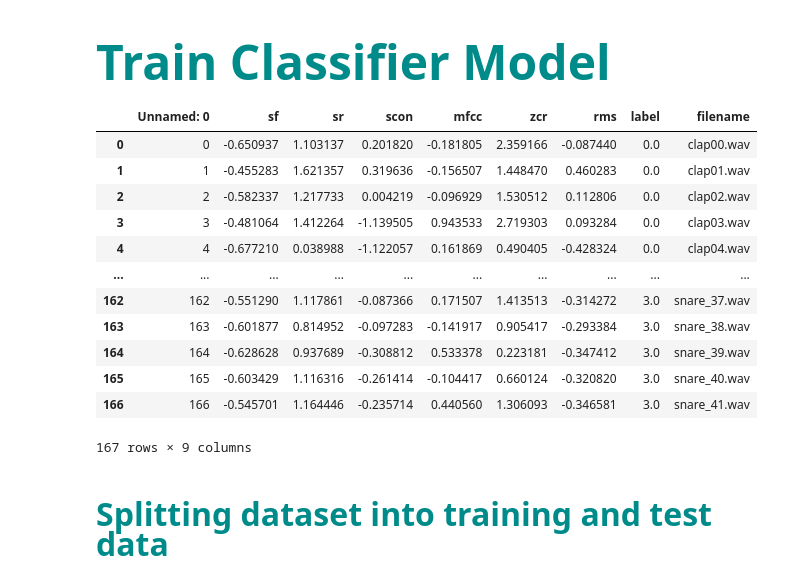
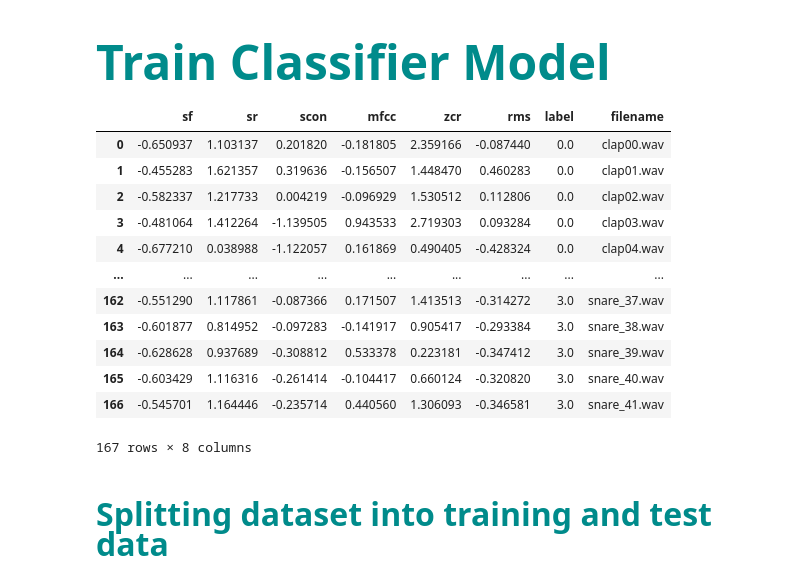
Before and after one commit to HNuijens/AudioMachineLearning, a Jupyter notebook: Train Classifier.ipynb, the cells around one changed output. Cells and saved outputs as stored; diff of their text form; code cells hidden in the pictures.

Commit message:
igoring first column of dataset

```diff
--- a/Train Classifier.ipynb
+++ b/Train Classifier.ipynb
@@ -8,22 +8,22 @@ import pandas as pd # for data importing
 import sklearn # for training the model
 # %%
 # import the dataset (extracted features) saved in a .csv
-dataset = pd.read_csv(r'dataset.csv')
+dataset = pd.read_csv(r'dataset.csv' , index_col=0)
 dataset
 # %% [output]
-|  | Unnamed: 0 | sf | sr | scon | mfcc | zcr | rms | label | filename |
-| 0 | 0 | -0.650937 | 1.103137 | 0.201820 | -0.181805 | 2.359166 | -0.087440 | 0.0 | clap00.wav |
-| 1 | 1 | -0.455283 | 1.621357 | 0.319636 | -0.156507 | 1.448470 | 0.460283 | 0.0 | clap01.wav |
-| 2 | 2 | -0.582337 | 1.217733 | 0.004219 | -0.096929 | 1.530512 | 0.112806 | 0.0 | clap02.wav |
-| 3 | 3 | -0.481064 | 1.412264 | -1.139505 | 0.943533 | 2.719303 | 0.093284 | 0.0 | clap03.wav |
-| 4 | 4 | -0.677210 | 0.038988 | -1.122057 | 0.161869 | 0.490405 | -0.428324 | 0.0 | clap04.wav |
-| ... | ... | ... | ... | ... | ... | ... | ... | ... | ... |
-| 162 | 162 | -0.551290 | 1.117861 | -0.087366 | 0.171507 | 1.413513 | -0.314272 | 3.0 | snare_37.wav |
-| 163 | 163 | -0.601877 | 0.814952 | -0.097283 | -0.141917 | 0.905417 | -0.293384 | 3.0 | snare_38.wav |
-| 164 | 164 | -0.628628 | 0.937689 | -0.308812 | 0.533378 | 0.223181 | -0.347412 | 3.0 | snare_39.wav |
-| 165 | 165 | -0.603429 | 1.116316 | -0.261414 | -0.104417 | 0.660124 | -0.320820 | 3.0 | snare_40.wav |
-| 166 | 166 | -0.545701 | 1.164446 | -0.235714 | 0.440560 | 1.306093 | -0.346581 | 3.0 | snare_41.wav |
+|  | sf | sr | scon | mfcc | zcr | rms | label | filename |
+| 0 | -0.650937 | 1.103137 | 0.201820 | -0.181805 | 2.359166 | -0.087440 | 0.0 | clap00.wav |
+| 1 | -0.455283 | 1.621357 | 0.319636 | -0.156507 | 1.448470 | 0.460283 | 0.0 | clap01.wav |
+| 2 | -0.582337 | 1.217733 | 0.004219 | -0.096929 | 1.530512 | 0.112806 | 0.0 | clap02.wav |
+| 3 | -0.481064 | 1.412264 | -1.139505 | 0.943533 | 2.719303 | 0.093284 | 0.0 | clap03.wav |
+| 4 | -0.677210 | 0.038988 | -1.122057 | 0.161869 | 0.490405 | -0.428324 | 0.0 | clap04.wav |
+| ... | ... | ... | ... | ... | ... | ... | ... | ... |
+| 162 | -0.551290 | 1.117861 | -0.087366 | 0.171507 | 1.413513 | -0.314272 | 3.0 | snare_37.wav |
+| 163 | -0.601877 | 0.814952 | -0.097283 | -0.141917 | 0.905417 | -0.293384 | 3.0 | snare_38.wav |
+| 164 | -0.628628 | 0.937689 | -0.308812 | 0.533378 | 0.223181 | -0.347412 | 3.0 | snare_39.wav |
+| 165 | -0.603429 | 1.116316 | -0.261414 | -0.104417 | 0.660124 | -0.320820 | 3.0 | snare_40.wav |
+| 166 | -0.545701 | 1.164446 | -0.235714 | 0.440560 | 1.306093 | -0.346581 | 3.0 | snare_41.wav |
-167 rows × 9 columns
+167 rows × 8 columns
 # %%
 labels = np.array(dataset.label)
 features = np.array([dataset.sf, dataset.sr, dataset.scon, dataset.mfcc, dataset.zcr, dataset.rms]).T
```
